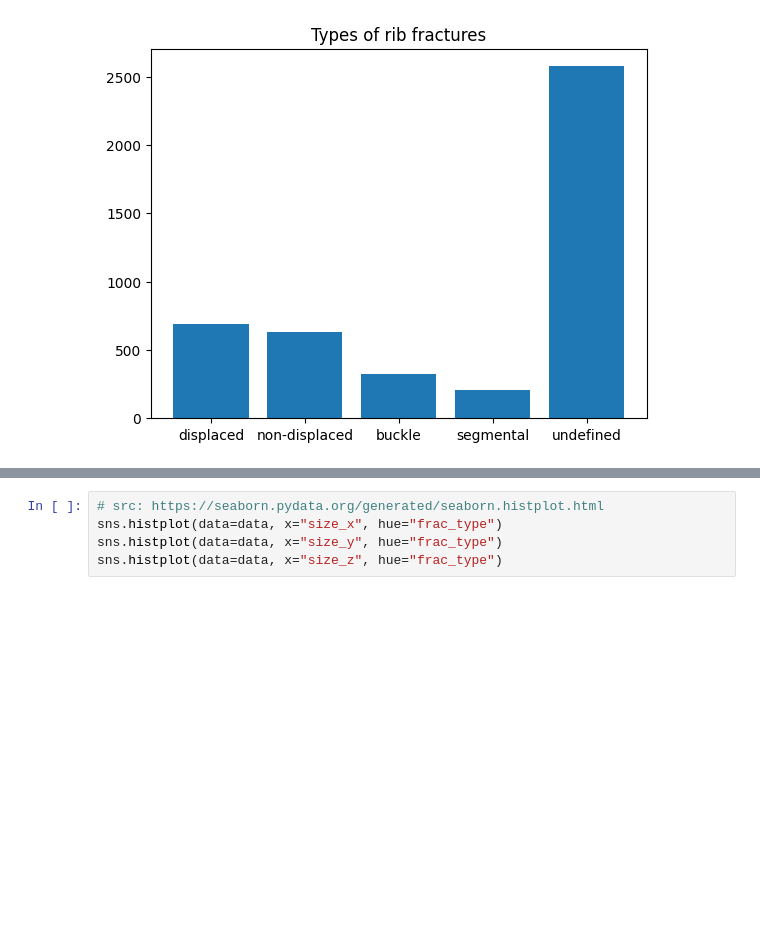
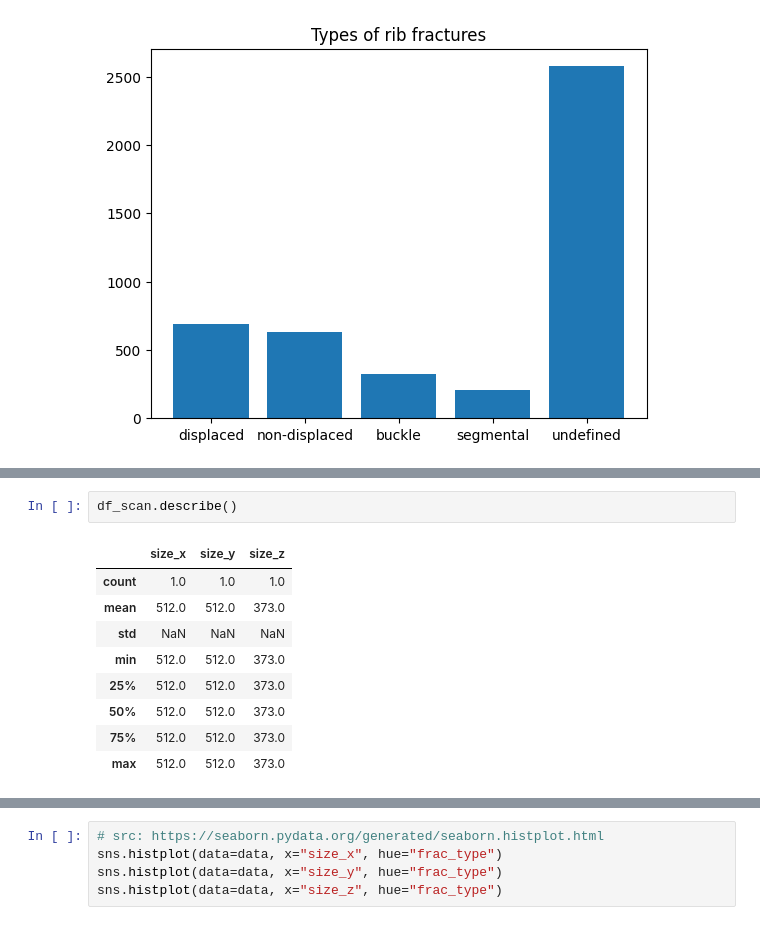
Before and after one commit to diegogcerdas/rib-fracture, a Jupyter notebook: data_statistics/Data analysis.ipynb, the cells around one changed output, grey strips where cells are left out. Cells and saved outputs as stored; diff of their text form; blank space fills up the shorter version.

```diff
--- a/data_statistics/Data analysis.ipynb
+++ b/data_statistics/Data analysis.ipynb
@@ -262,0 +352,12 @@ data.describe()
+# %%
+df_scan.describe()
+# %% [output]
+|  | size_x | size_y | size_z |
+| count | 1.0 | 1.0 | 1.0 |
+| mean | 512.0 | 512.0 | 373.0 |
+| std | NaN | NaN | NaN |
+| min | 512.0 | 512.0 | 373.0 |
+| 25% | 512.0 | 512.0 | 373.0 |
+| 50% | 512.0 | 512.0 | 373.0 |
+| 75% | 512.0 | 512.0 | 373.0 |
+| max | 512.0 | 512.0 | 373.0 |
```
Also changed, not shown: parts of 10 cells of this notebook, 3 other files.
